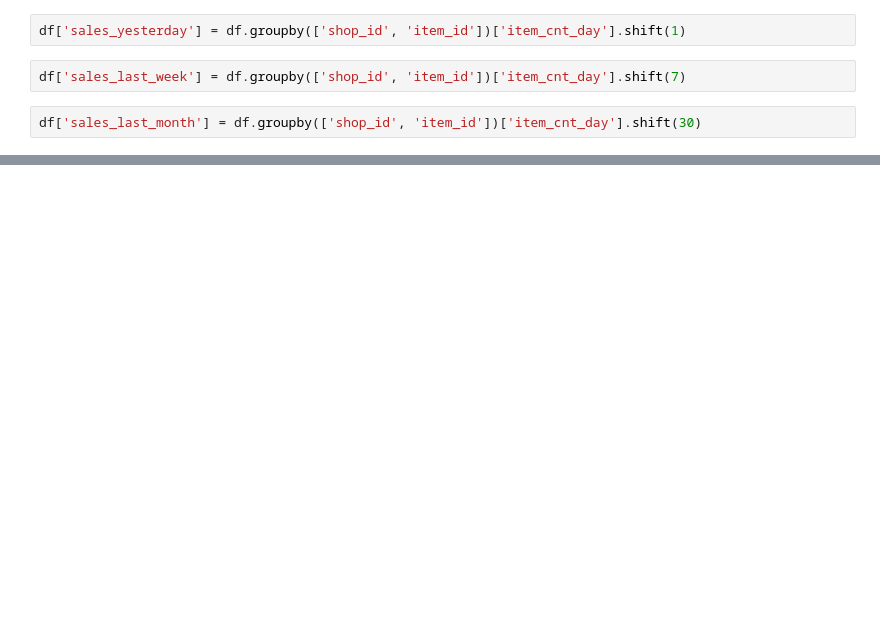
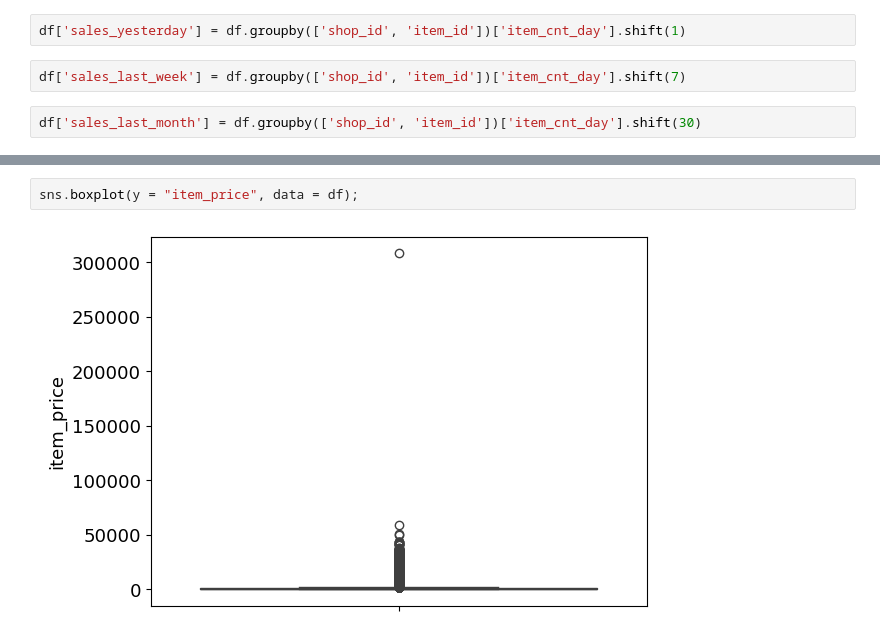
Before and after one commit to 200kgsquat/sales_prediction, a Jupyter notebook: sales_predict.ipynb, the cells around one changed output, grey strips where cells are left out. Drawn from its saved outputs; the diff is of its cells as text; blank space fills up the shorter version.

```diff
--- a/sales_predict.ipynb
+++ b/sales_predict.ipynb
@@ -155,0 +171,4 @@ df['sales_last_month'] = df.groupby(['shop_id', 'item_id'])['item_cnt_day'].shif
+# %%
+sns.boxplot(y = "item_price", data = df);
+# %% [output]
+[figure, added]
```
Also changed, not shown: parts of 36 cells of this notebook.
